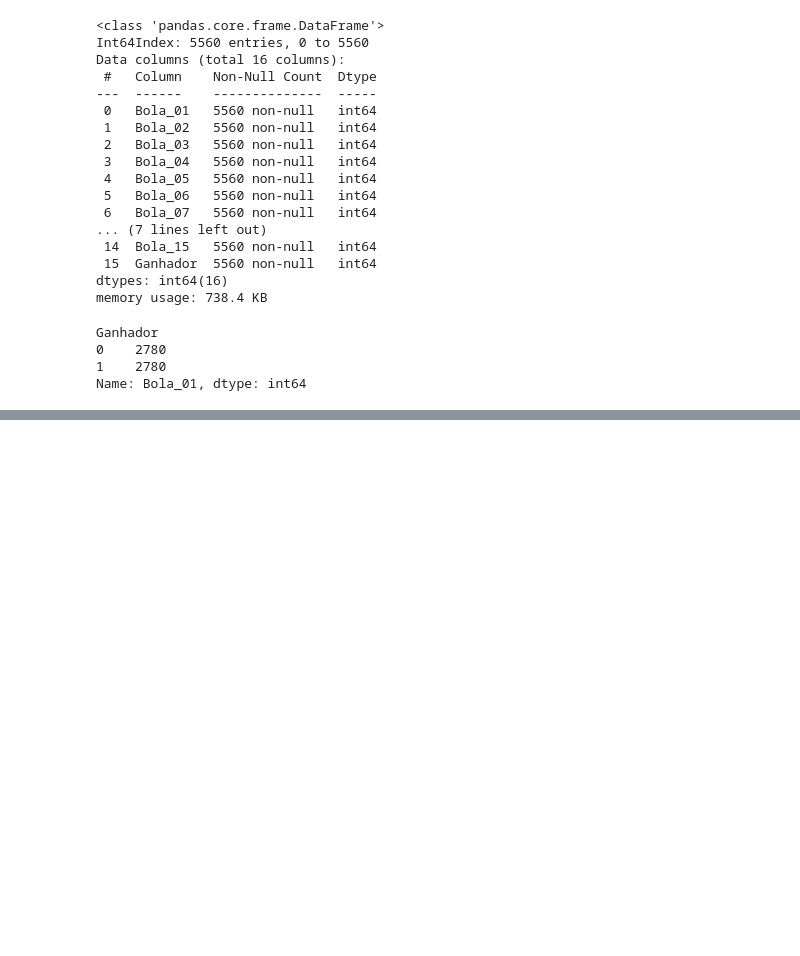
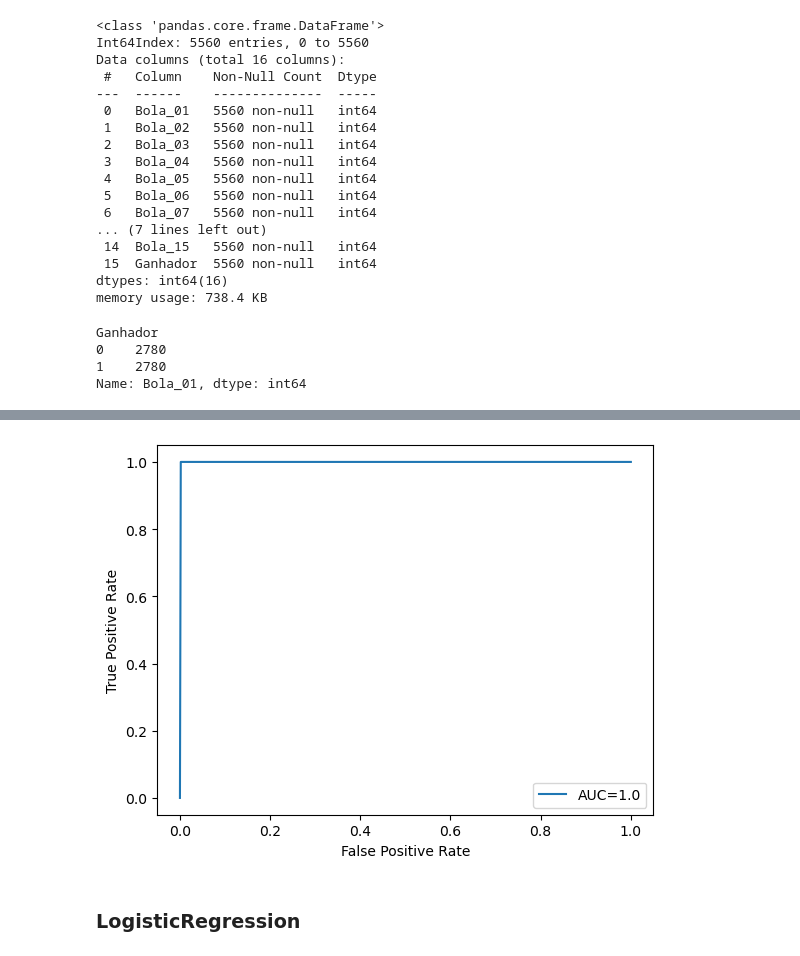
Before and after one commit to ThiagoOliveira001/learningIA, a Jupyter notebook: IA2A2/DESAFIO4/Lotofacil.ipynb, the cells around one changed output, grey strips where cells are left out. Saved outputs shown, nothing was run; the diff lists cells and outputs as text; code cells hidden in the pictures; blank space fills up the shorter version.

```diff
--- a/IA2A2/DESAFIO4/Lotofacil.ipynb
+++ b/IA2A2/DESAFIO4/Lotofacil.ipynb
@@ -387,0 +430,11 @@ Name: Bola_01, dtype: int64
+# %%
+def plot_roc_curve(test_data, pred_data):
+    fpr, tpr, _ = roc_curve(test_data,  pred_data)
+    auc = roc_auc_score(test_data, pred_data)
+
+    #create ROC curve
+    plt.plot(fpr,tpr,label=f'AUC={str(round(auc, 2))}')
+    plt.ylabel('True Positive Rate')
+    plt.xlabel('False Positive Rate')
+    plt.legend(loc=4)
+    plt.show()
@@ -387,0 +452,6 @@ Name: Bola_01, dtype: int64
+# %%
+plot_roc_curve(y_test, y_pred)
+# %% [output]
+[figure, added]
+# %% [markdown]
+### LogisticRegression
```
Also changed, not shown: parts of 36 cells of this notebook.
